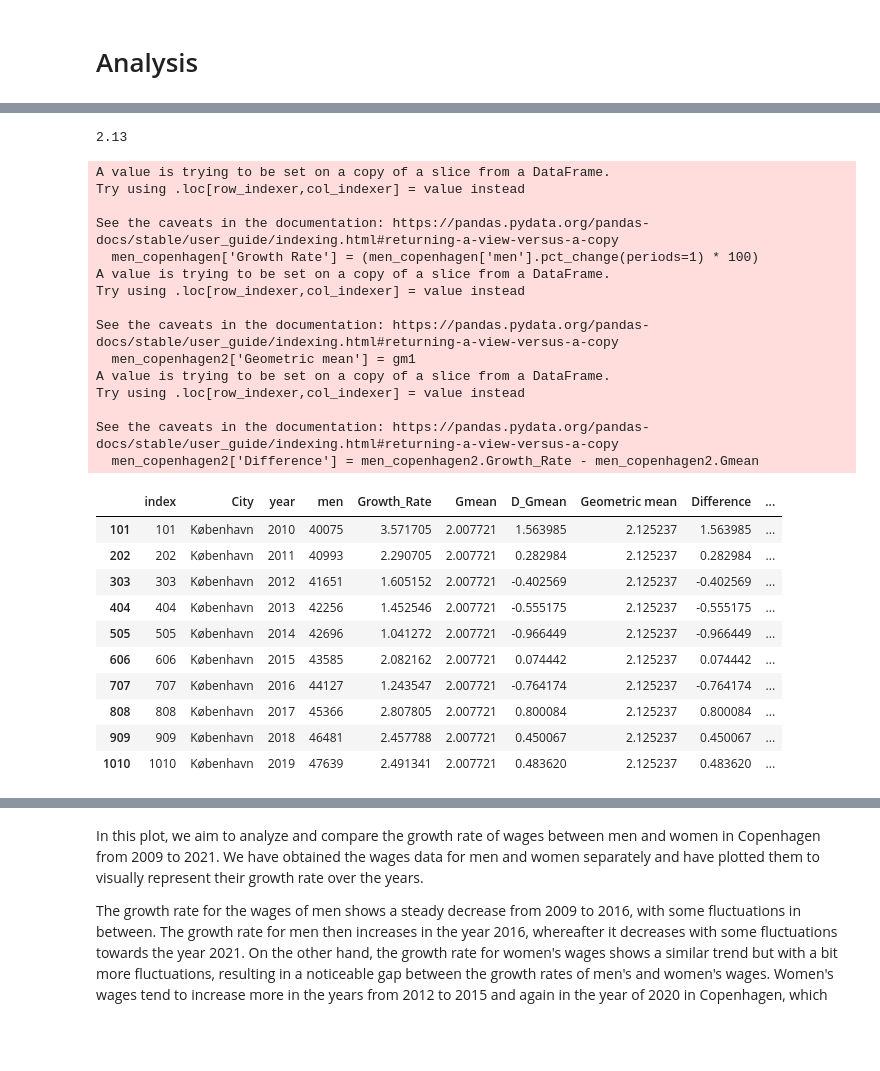
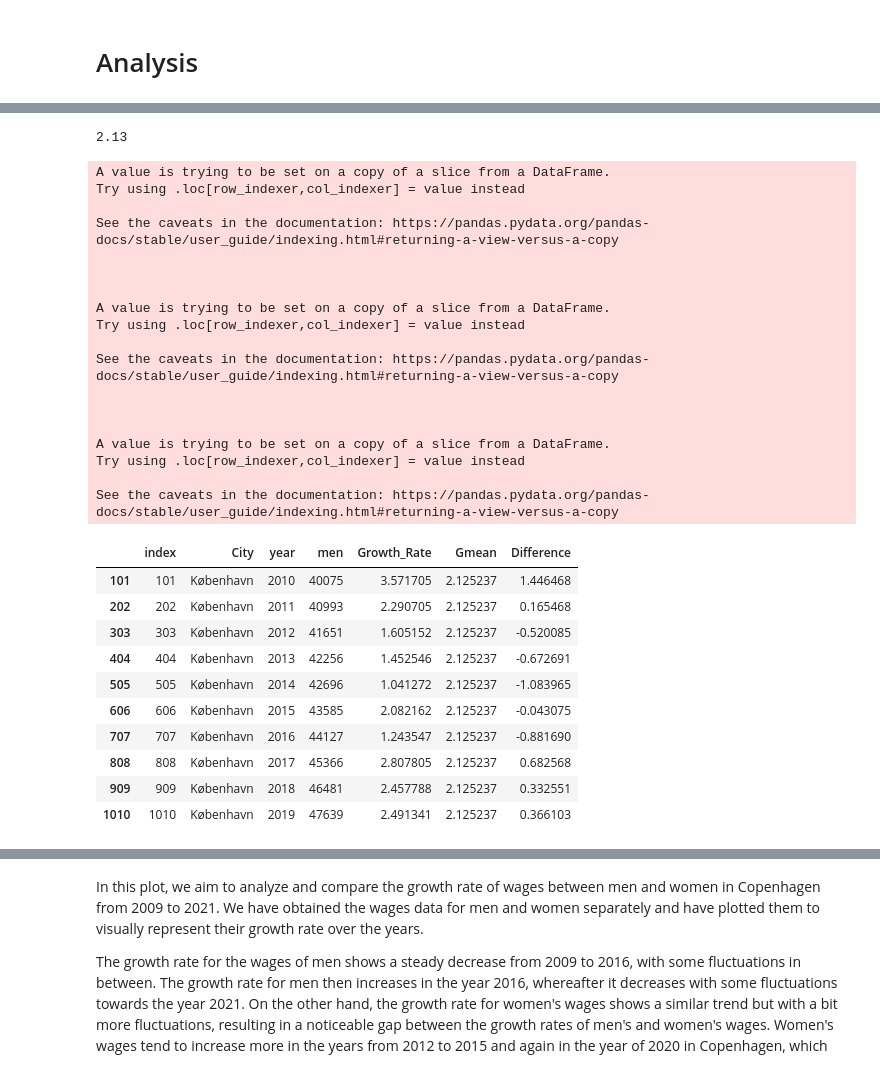
Before and after one commit to julieroddik/projects-2023-mej, a Jupyter notebook: dataproject/dataproject.ipynb, the cells around one changed output, grey strips where cells are left out. Saved outputs shown, nothing was run; the diff lists cells and outputs as text; code cells hidden in the pictures; blank space fills up the shorter version.

```diff
--- a/dataproject/dataproject.ipynb
+++ b/dataproject/dataproject.ipynb
@@ -330,42 +335,45 @@ See the caveats in the documentation: https://pandas.pydata.org/pandas-docs/stab
 # %%
 # We calculate the growthrate and the geometric mean for men
-men_copenhagen['Growth Rate'] = (men_copenhagen['men'].pct_change(periods=1) * 100)
+men_copenhagen['Growth_Rate'] = (men_copenhagen['men'].pct_change(periods=1) * 100)
 
 # We drop the NaN value from the dataset
 men_copenhagen2 = men_copenhagen.tail(-1)
 
-gm1 = (gmean(men_copenhagen2['Growth Rate'] / 100 + 1)-1)*100
+gm1 = (gmean(men_copenhagen2['Growth_Rate'] / 100 + 1)-1)*100
 print ("%.2f" % gm1)
-men_copenhagen2['Geometric mean'] = gm1
+men_copenhagen2['Gmean'] = gm1
 men_copenhagen2['Difference'] = men_copenhagen2.Growth_Rate - men_copenhagen2.Gmean
 men_copenhagen2.head(10)
 # %% [output]
 2.13
 A value is trying to be set on a copy of a slice from a DataFrame.
 Try using .loc[row_indexer,col_indexer] = value instead
 
 See the caveats in the documentation: https://pandas.pydata.org/pandas-docs/stable/user_guide/indexing.html#returning-a-view-versus-a-copy
-  men_copenhagen['Growth Rate'] = (men_copenhagen['men'].pct_change(periods=1) * 100)
+
+
+
 A value is trying to be set on a copy of a slice from a DataFrame.
 Try using .loc[row_indexer,col_indexer] = value instead
 
 See the caveats in the documentation: https://pandas.pydata.org/pandas-docs/stable/user_guide/indexing.html#returning-a-view-versus-a-copy
-  men_copenhagen2['Geometric mean'] = gm1
+
+
+
 A value is trying to be set on a copy of a slice from a DataFrame.
 Try using .loc[row_indexer,col_indexer] = value instead
 
 See the caveats in the documentation: https://pandas.pydata.org/pandas-docs/stable/user_guide/indexing.html#returning-a-view-versus-a-copy
-  men_copenhagen2['Difference'] = men_copenhagen2.Growth_Rate - men_copenhagen2.Gmean
-|  | index | City | year | men | Growth_Rate | Gmean | D_Gmean | Geometric mean | Difference | ... |
-| 101 | 101 | København | 2010 | 40075 | 3.571705 | 2.007721 | 1.563985 | 2.125237 | 1.563985 | ... |
-| 202 | 202 | København | 2011 | 40993 | 2.290705 | 2.007721 | 0.282984 | 2.125237 | 0.282984 | ... |
-| 303 | 303 | København | 2012 | 41651 | 1.605152 | 2.007721 | -0.402569 | 2.125237 | -0.402569 | ... |
-| 404 | 404 | København | 2013 | 42256 | 1.452546 | 2.007721 | -0.555175 | 2.125237 | -0.555175 | ... |
-| 505 | 505 | København | 2014 | 42696 | 1.041272 | 2.007721 | -0.966449 | 2.125237 | -0.966449 | ... |
-| 606 | 606 | København | 2015 | 43585 | 2.082162 | 2.007721 | 0.074442 | 2.125237 | 0.074442 | ... |
-| 707 | 707 | København | 2016 | 44127 | 1.243547 | 2.007721 | -0.764174 | 2.125237 | -0.764174 | ... |
-| 808 | 808 | København | 2017 | 45366 | 2.807805 | 2.007721 | 0.800084 | 2.125237 | 0.800084 | ... |
-| 909 | 909 | København | 2018 | 46481 | 2.457788 | 2.007721 | 0.450067 | 2.125237 | 0.450067 | ... |
-| 1010 | 1010 | København | 2019 | 47639 | 2.491341 | 2.007721 | 0.483620 | 2.125237 | 0.483620 | ... |
+|  | index | City | year | men | Growth_Rate | Gmean | Difference |
+| 101 | 101 | København | 2010 | 40075 | 3.571705 | 2.125237 | 1.446468 |
+| 202 | 202 | København | 2011 | 40993 | 2.290705 | 2.125237 | 0.165468 |
+| 303 | 303 | København | 2012 | 41651 | 1.605152 | 2.125237 | -0.520085 |
+| 404 | 404 | København | 2013 | 42256 | 1.452546 | 2.125237 | -0.672691 |
+| 505 | 505 | København | 2014 | 42696 | 1.041272 | 2.125237 | -1.083965 |
+| 606 | 606 | København | 2015 | 43585 | 2.082162 | 2.125237 | -0.043075 |
+| 707 | 707 | København | 2016 | 44127 | 1.243547 | 2.125237 | -0.881690 |
+| 808 | 808 | København | 2017 | 45366 | 2.807805 | 2.125237 | 0.682568 |
+| 909 | 909 | København | 2018 | 46481 | 2.457788 | 2.125237 | 0.332551 |
+| 1010 | 1010 | København | 2019 | 47639 | 2.491341 | 2.125237 | 0.366103 |
 # %%
 # Plotting growth rate and the geometric mean
```
Also changed, not shown: parts of 12 cells of this notebook, 1 other file.
